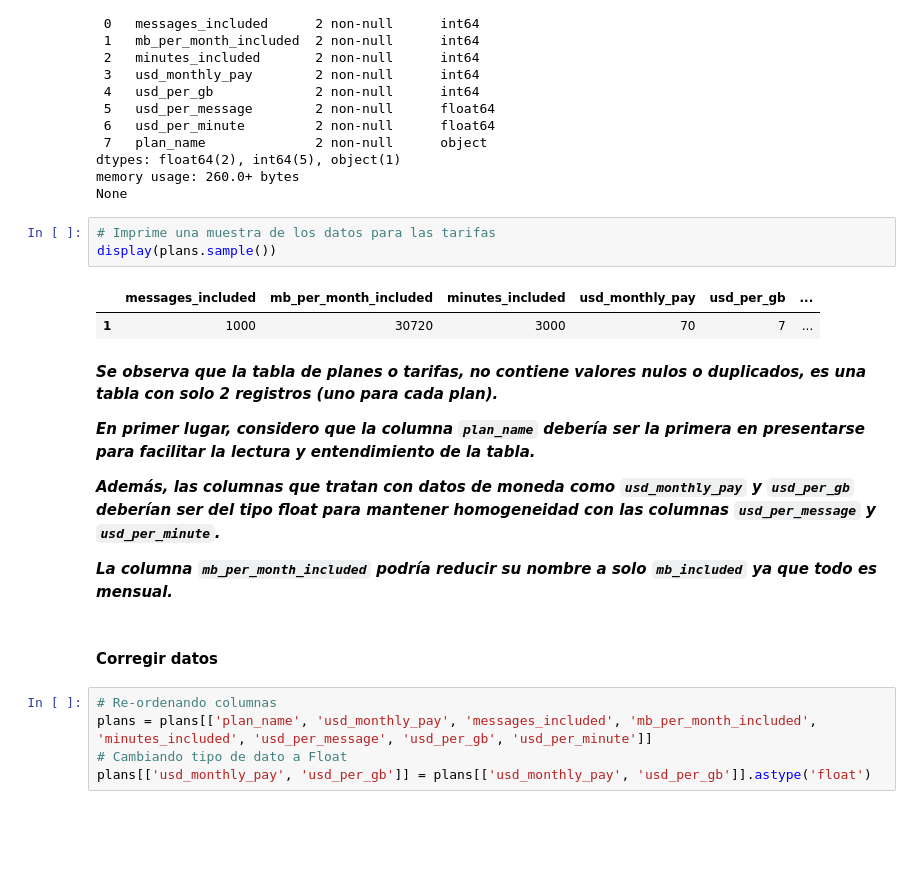
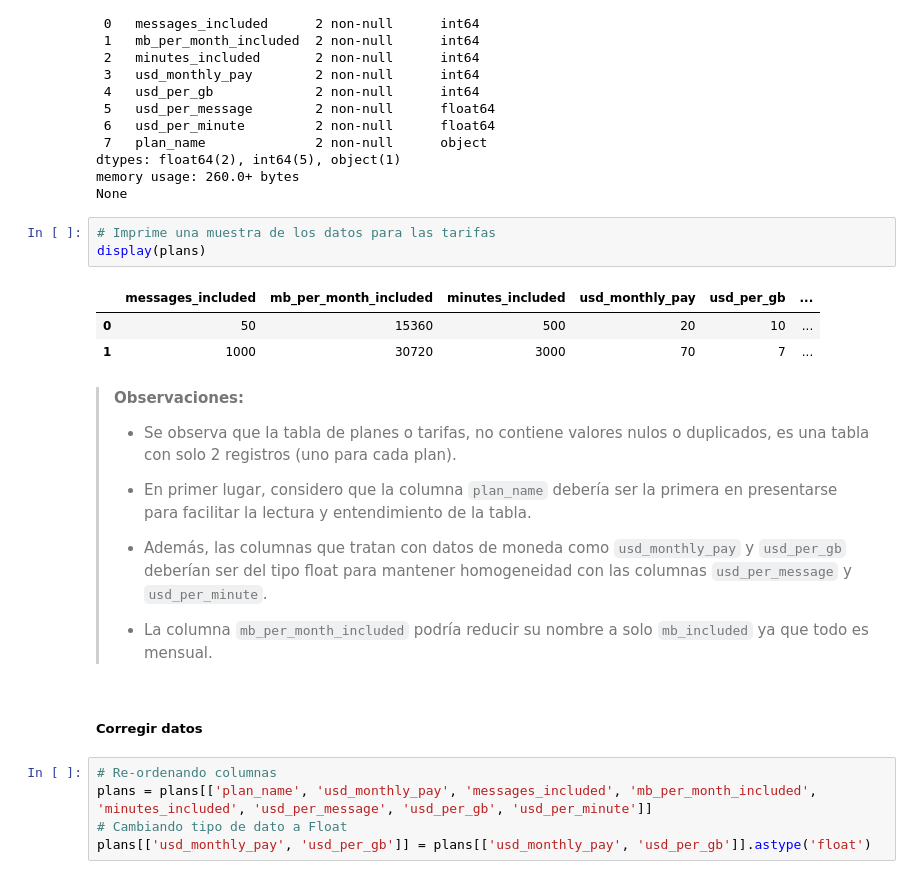
Before and after one commit to EdgarMdz2/megaline-telecom-tripleten, a Jupyter notebook: megaline-telecom.ipynb, the cells around one changed output. Saved outputs shown, nothing was run; the diff lists cells and outputs as text; blank space fills up the shorter version.

```diff
--- a/megaline-telecom.ipynb
+++ b/megaline-telecom.ipynb
@@ -61,20 +75,23 @@ memory usage: 260.0+ bytes
 None
 # %%
 # Imprime una muestra de los datos para las tarifas
-display(plans.sample())
+display(plans)
 # %% [output]
 |  | messages_included | mb_per_month_included | minutes_included | usd_monthly_pay | usd_per_gb | ... |
+| 0 | 50 | 15360 | 500 | 20 | 10 | ... |
 | 1 | 1000 | 30720 | 3000 | 70 | 7 | ... |
 # %% [markdown]
-***Se observa que la tabla de planes o tarifas, no contiene valores nulos o duplicados, es una tabla con solo 2 registros (uno para cada plan).***
-
-***En primer lugar, considero que la columna `plan_name` debería ser la primera en presentarse para facilitar la lectura y entendimiento de la tabla.***
-
-***Además, las columnas que tratan con datos de moneda como `usd_monthly_pay` y `usd_per_gb` deberían ser del tipo float para mantener homogeneidad con las columnas `usd_per_message` y `usd_per_minute`.***
-
-***La columna `mb_per_month_included` podría reducir su nombre a solo `mb_included` ya que todo es mensual.***
+>**Observaciones:**
+>
+>- Se observa que la tabla de planes o tarifas, no contiene valores nulos o duplicados, es una tabla con solo 2 registros (uno para cada plan).
+>
+>- En primer lugar, considero que la columna `plan_name` debería ser la primera en presentarse para facilitar la lectura y entendimiento de la tabla.
+>
+>- Además, las columnas que tratan con datos de moneda como `usd_monthly_pay` y `usd_per_gb` deberían ser del tipo float para mantener homogeneidad con las columnas `usd_per_message` y `usd_per_minute`.
+>
+>- La columna `mb_per_month_included` podría reducir su nombre a solo `mb_included` ya que todo es mensual.
 # %% [markdown]
-#### Corregir datos
+##### Corregir datos
 # %%
 # Re-ordenando columnas
 plans = plans[['plan_name', 'usd_monthly_pay', 'messages_included', 'mb_per_month_included', 'minutes_included', 'usd_per_message', 'usd_per_gb', 'usd_per_minute']]
```
Also changed, not shown: parts of 141 cells of this notebook.
